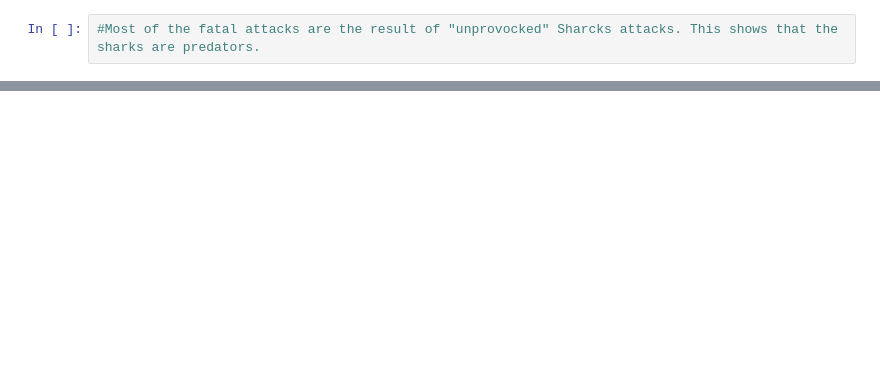
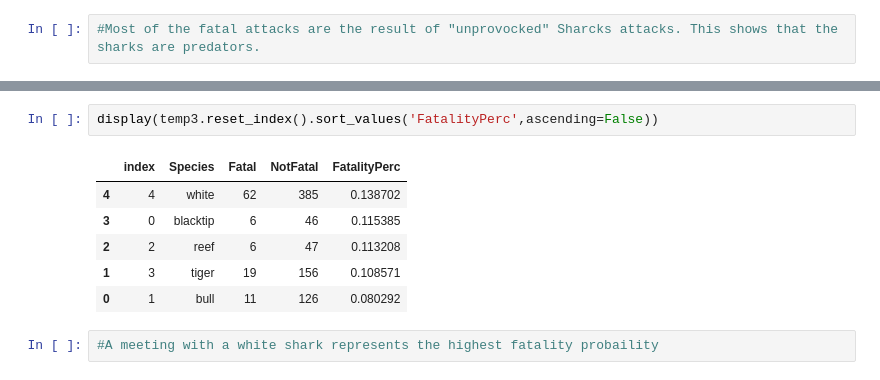
Before and after one commit to silviaserafini/SharksData, a Jupyter notebook: analysis.ipynb, the cells around one changed output, grey strips where cells are left out. Cells and saved outputs as stored; diff of their text form; blank space fills up the shorter version.

```diff
--- a/analysis.ipynb
+++ b/analysis.ipynb
@@ -83,0 +122,11 @@ temp1.groupby("Type").agg({"Fatal": "sum","NotFatal":"sum"}).plot.bar(rot=0,ylim
+# %%
+display(temp3.reset_index().sort_values('FatalityPerc',ascending=False))
+# %% [output]
+|  | index | Species | Fatal | NotFatal | FatalityPerc |
+| 4 | 4 | white | 62 | 385 | 0.138702 |
+| 3 | 0 | blacktip | 6 | 46 | 0.115385 |
+| 2 | 2 | reef | 6 | 47 | 0.113208 |
+| 1 | 3 | tiger | 19 | 156 | 0.108571 |
+| 0 | 1 | bull | 11 | 126 | 0.080292 |
+# %%
+#A meeting with a white shark represents the highest fatality probaility
```
Also changed, not shown: parts of 8 cells of this notebook, 1 other file.
